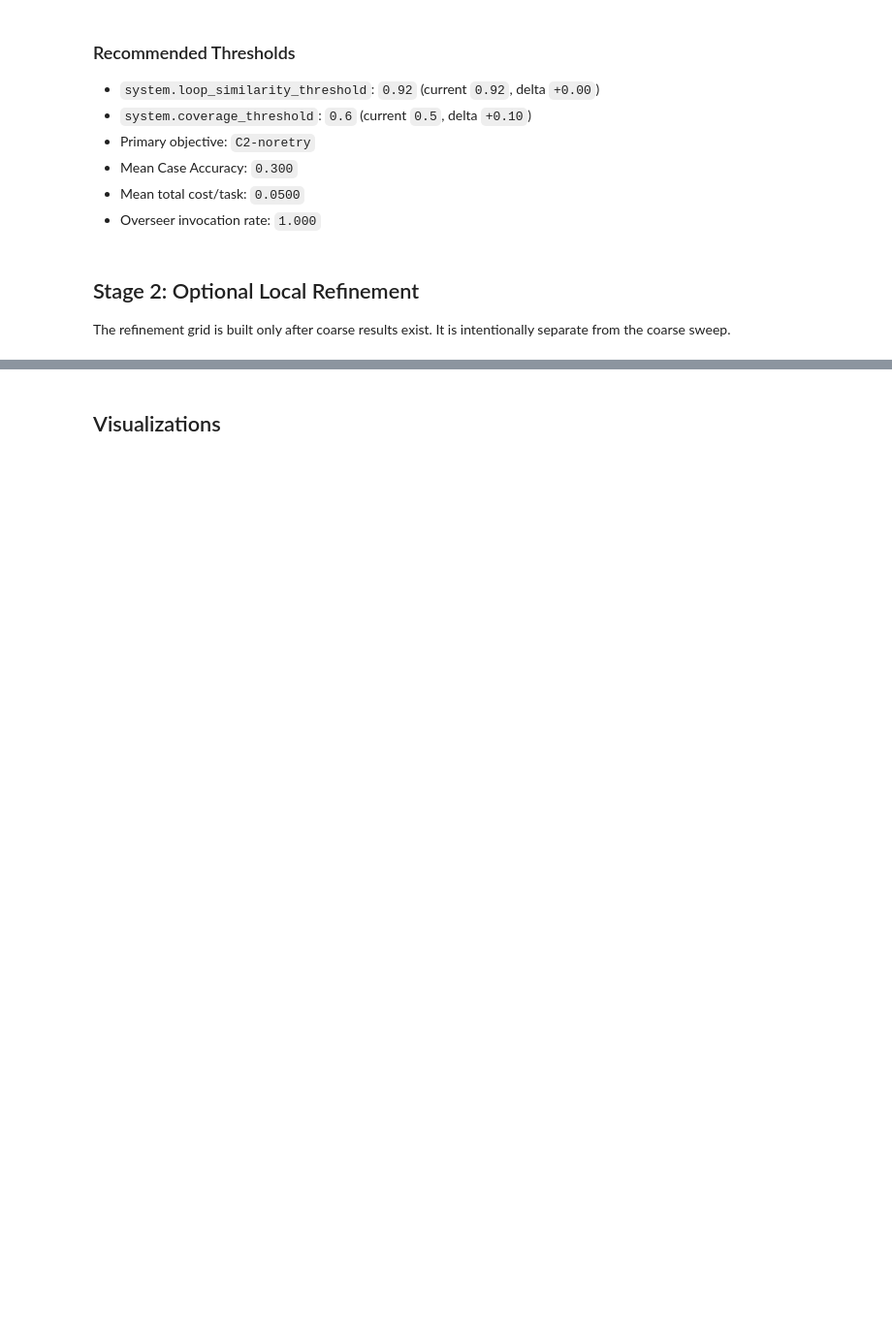
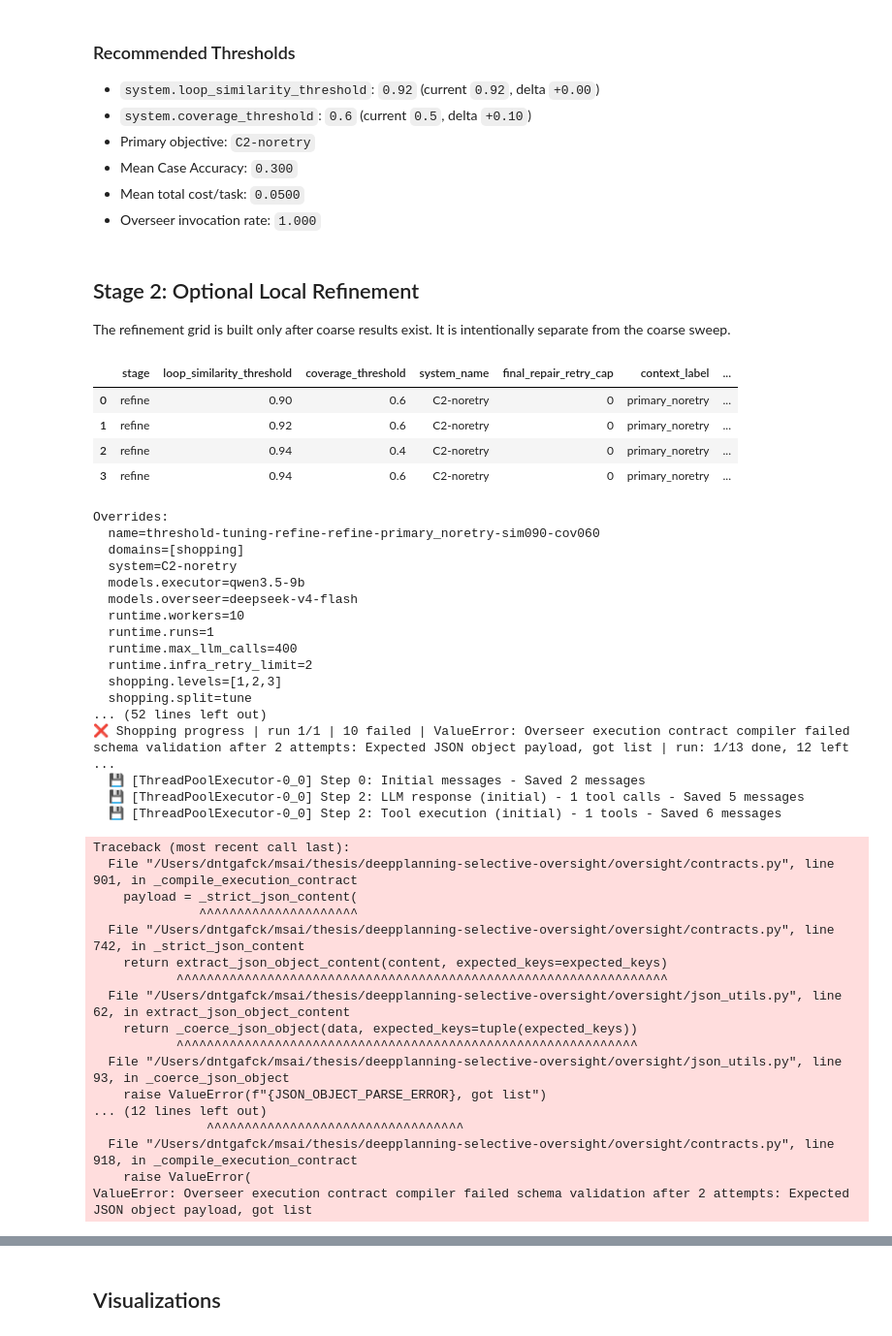
Before and after one commit to dntgafck/deepplanning-selective-oversight, a Jupyter notebook: notebooks/threshold_tuning.ipynb, the cells around one changed output, grey strips where cells are left out. Shown at 97% size. Cells and saved outputs as stored; diff of their text form; code cells hidden in the pictures; blank space fills up the shorter version.

Commit message:
tune thresholds

```diff
--- a/notebooks/threshold_tuning.ipynb
+++ b/notebooks/threshold_tuning.ipynb
@@ -1092,15 +1012,55 @@ else:
 
 The refinement grid is built only after coarse results exist. It is
 intentionally separate from the coarse sweep.
-# %%
-refinement_seed_rows = ranked_df.head(2) if not ranked_df.empty else pd.DataFrame()
-refinement_grid = refinement_candidates(refinement_seed_rows)
-display(pd.DataFrame([asdict(candidate) | {"config_id": candidate.config_id} for candidate in refinement_grid]))
-
-refinement_sessions: list[Path] = []
-if RUN_LOCAL_REFINEMENT:
-    for candidate in refinement_grid:
-        refinement_sessions.extend(run_or_reuse(tune_run_spec(candidate, run_stage="refine"), allow_launch=True))
-    print(f"Refinement sessions available: {len(refinement_sessions)}")
-else:
-    print("Local refinement launch disabled.")
+# %%
+refinement_vals = {(0.92, 0.6), (0.94, 0.4), (0.94, 0.6), (0.9, 0.6)}
+refinement_candidates = [ThresholdCandidate("refine", sim, cov) for sim, cov in sorted(refinement_vals)]
+display(pd.DataFrame([asdict(candidate) | {"config_id": candidate.config_id} for candidate in refinement_candidates]))
+
+refinement_sessions: list[Path] = []
+if RUN_LOCAL_REFINEMENT:
+    for candidate in refinement_candidates:
+        refinement_sessions.extend(run_or_reuse(tune_run_spec(candidate, run_stage="refine"), allow_launch=True))
+    print(f"Refinement sessions available: {len(refinement_sessions)}")
+else:
+    print("Local refinement launch disabled.")
+# %% [output]
+|  | stage | loop_similarity_threshold | coverage_threshold | system_name | final_repair_retry_cap | context_label | ... |
+| 0 | refine | 0.90 | 0.6 | C2-noretry | 0 | primary_noretry | ... |
+| 1 | refine | 0.92 | 0.6 | C2-noretry | 0 | primary_noretry | ... |
+| 2 | refine | 0.94 | 0.4 | C2-noretry | 0 | primary_noretry | ... |
+| 3 | refine | 0.94 | 0.6 | C2-noretry | 0 | primary_noretry | ... |
+Overrides:
+  name=threshold-tuning-refine-refine-primary_noretry-sim090-cov060
+  domains=[shopping]
+  system=C2-noretry
+  models.executor=qwen3.5-9b
+  models.overseer=deepseek-v4-flash
+  runtime.workers=10
+  runtime.runs=1
+  runtime.max_llm_calls=400
+  runtime.infra_retry_limit=2
+  shopping.levels=[1,2,3]
+  shopping.split=tune
+... (52 lines left out)
+❌ Shopping progress | run 1/1 | 10 failed | ValueError: Overseer execution contract compiler failed schema validation after 2 attempts: Expected JSON object payload, got list | run: 1/13 done, 12 left ...
+  💾 [ThreadPoolExecutor-0_0] Step 0: Initial messages - Saved 2 messages
+  💾 [ThreadPoolExecutor-0_0] Step 2: LLM response (initial) - 1 tool calls - Saved 5 messages
+  💾 [ThreadPoolExecutor-0_0] Step 2: Tool execution (initial) - 1 tools - Saved 6 messages
+Traceback (most recent call last):
+  File "/Users/dntgafck/msai/thesis/deepplanning-selective-oversight/oversight/contracts.py", line 901, in _compile_execution_contract
+    payload = _strict_json_content(
+              ^^^^^^^^^^^^^^^^^^^^^
+  File "/Users/dntgafck/msai/thesis/deepplanning-selective-oversight/oversight/contracts.py", line 742, in _strict_json_content
+    return extract_json_object_content(content, expected_keys=expected_keys)
+           ^^^^^^^^^^^^^^^^^^^^^^^^^^^^^^^^^^^^^^^^^^^^^^^^^^^^^^^^^^^^^^^^^
+  File "/Users/dntgafck/msai/thesis/deepplanning-selective-oversight/oversight/json_utils.py", line 62, in extract_json_object_content
+    return _coerce_json_object(data, expected_keys=tuple(expected_keys))
+           ^^^^^^^^^^^^^^^^^^^^^^^^^^^^^^^^^^^^^^^^^^^^^^^^^^^^^^^^^^^^^
+  File "/Users/dntgafck/msai/thesis/deepplanning-selective-oversight/oversight/json_utils.py", line 93, in _coerce_json_object
+    raise ValueError(f"{JSON_OBJECT_PARSE_ERROR}, got list")
+... (12 lines left out)
+               ^^^^^^^^^^^^^^^^^^^^^^^^^^^^^^^^^^
+  File "/Users/dntgafck/msai/thesis/deepplanning-selective-oversight/oversight/contracts.py", line 918, in _compile_execution_contract
+    raise ValueError(
+ValueError: Overseer execution contract compiler failed schema validation after 2 attempts: Expected JSON object payload, got list
```
Also changed, not shown: parts of 13 cells of this notebook, 20 other files.
